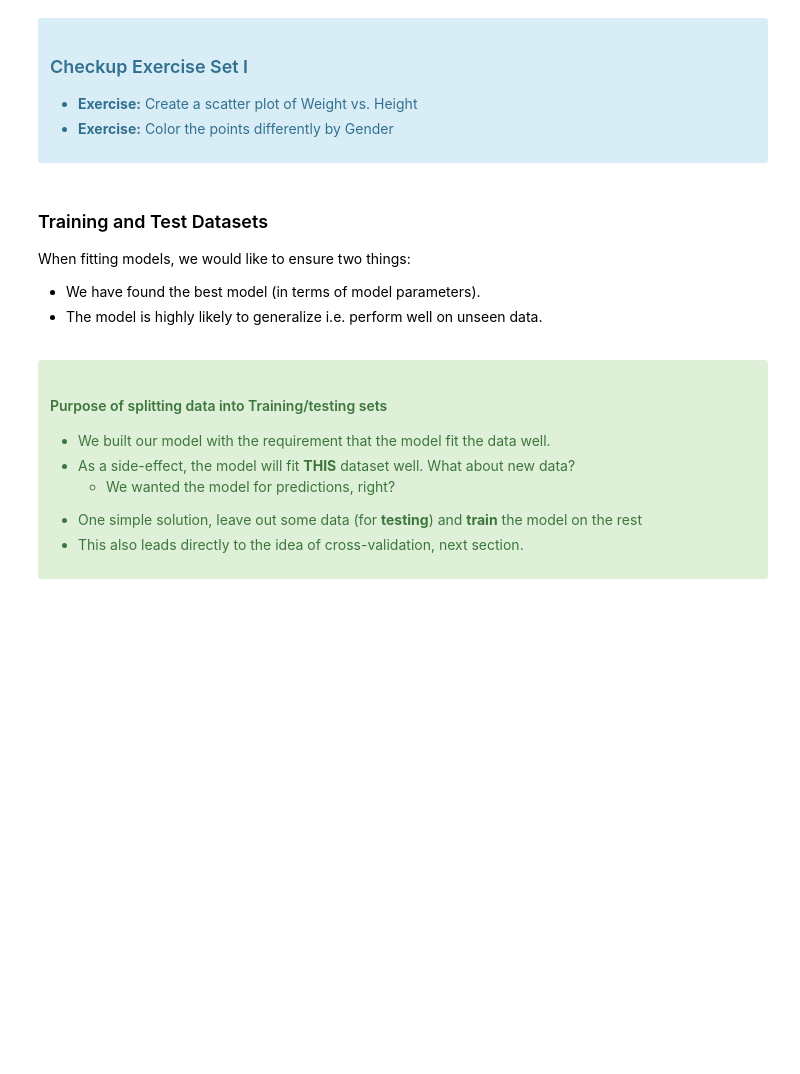
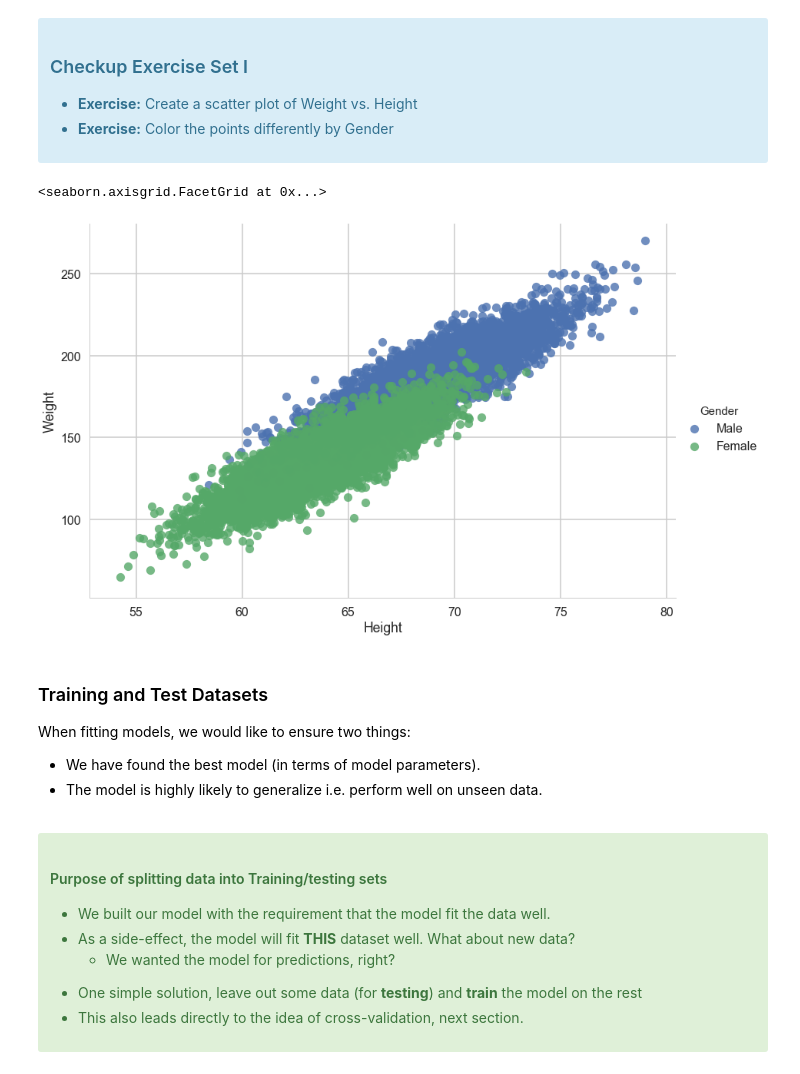
Before and after one commit to klane/springboard, a Jupyter notebook: machine_learning/logistic_regression/logistic_regression.ipynb, the cells around one changed output. Cells and saved outputs as stored; diff of their text form; code cells hidden in the pictures; blank space fills up the shorter version.

```diff
--- a/machine_learning/logistic_regression/logistic_regression.ipynb
+++ b/machine_learning/logistic_regression/logistic_regression.ipynb
@@ -118,3 +123,8 @@ with the "response" or "label" $y$ as a plain array of 0s and 1s for binary clas
+# %%
+sns.lmplot('Height', 'Weight', data=dflog, hue='Gender', fit_reg=False, size=8, aspect=1.5)
+# %% [output]
+<seaborn.axisgrid.FacetGrid at 0x...>
+[figure, added]
 # %% [markdown]
 ### Training and Test Datasets
 
```
Also changed, not shown: parts of 16 cells of this notebook.
